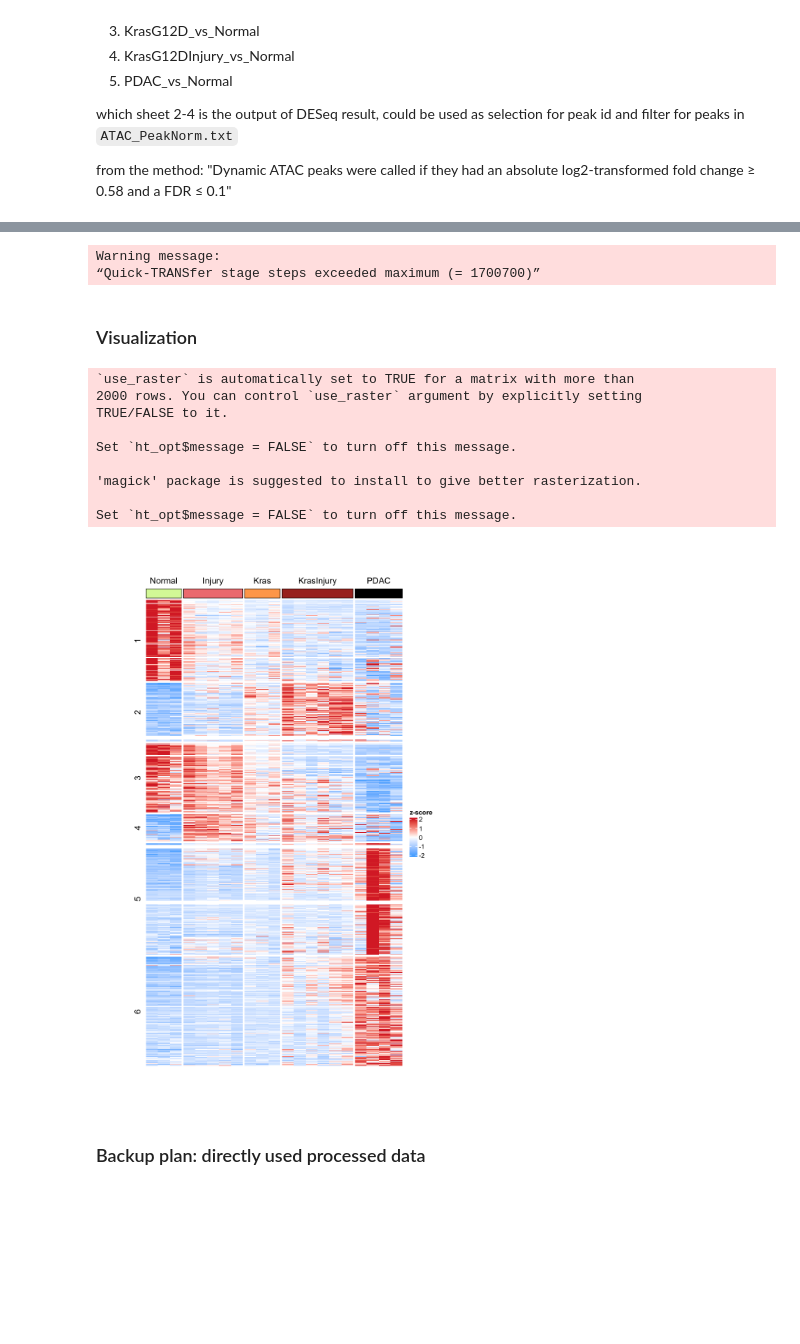
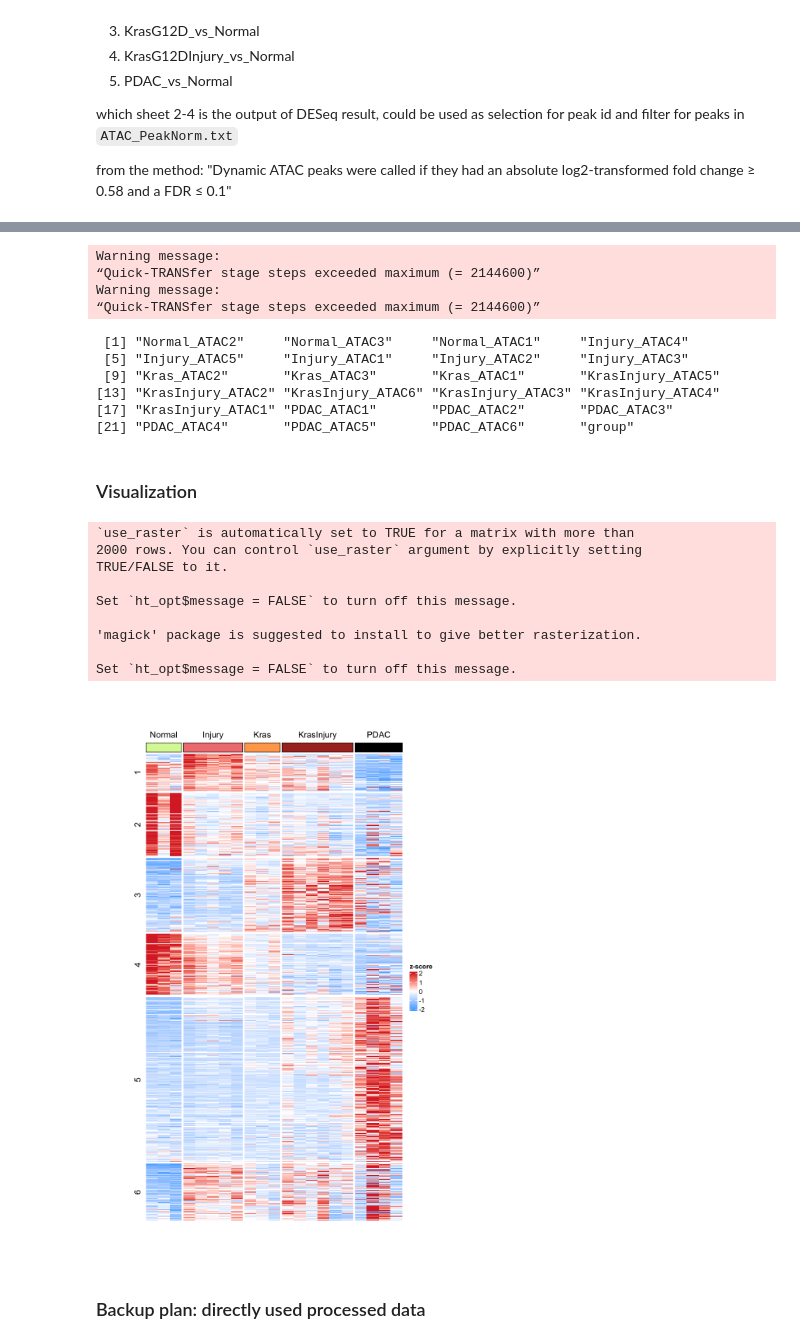
Before and after one commit to qgong13/CSE185FinalProject, a Jupyter notebook: figure_1e/figure_1e_Bulk_ATACseq.ipynb, the cells around one changed output, grey strips where cells are left out. Drawn from its saved outputs; the diff is of its cells as text; code cells hidden in the pictures; blank space fills up the shorter version.

```diff
--- a/figure_1e/figure_1e_Bulk_ATACseq.ipynb
+++ b/figure_1e/figure_1e_Bulk_ATACseq.ipynb
@@ -197,10 +185,10 @@ row.names(res4) <- res4$region
 # %%
 # find the significant peaks
 sigPeaks <- unique(c(
-    rownames(subset(res1, padj <= 0.01 & abs(log2FoldChange) >= 0.58)),
-    rownames(subset(res2, padj <= 0.01 & abs(log2FoldChange) >= 0.58)),
-    rownames(subset(res3, padj <= 0.01 & abs(log2FoldChange) >= 0.58)),
-    rownames(subset(res4, padj <= 0.01 & abs(log2FoldChange) >= 0.58))
+    rownames(subset(res1, padj <= 0.1 & abs(log2FoldChange) >= 0.58)),
+    rownames(subset(res2, padj <= 0.1 & abs(log2FoldChange) >= 0.58)),
+    rownames(subset(res3, padj <= 0.1 & abs(log2FoldChange) >= 0.58)),
+    rownames(subset(res4, padj <= 0.1 & abs(log2FoldChange) >= 0.58))
 ))
 length(sigPeaks)
 # %% [output]
@@ -210,5 +198,5 @@ dynamicPeaks <- data[sigPeaks,]
 # %%
 # z-score
 scaled_dPeaks = t(scale(t(dynamicPeaks)))
-scaled_dPeaks <- subset(scaled_dPeaks,
-                        select=-c(PDAC_ATAC5, PDAC_ATAC6))
+# scaled_dPeaks <- subset(scaled_dPeaks,
+#                         select=-c(PDAC_ATAC5, PDAC_ATAC6))
@@ -215,50 +213,63 @@ scaled_dPeaks <- subset(scaled_dPeaks,
 # %%
 set.seed(13)
-group = kmeans(scaled_dPeaks, centers=6, nstart=50,
+group = kmeans(subset(scaled_dPeaks, select=-c(PDAC_ATAC1, PDAC_ATAC2,
+                                               PDAC_ATAC3, PDAC_ATAC4,
+                                               PDAC_ATAC5, PDAC_ATAC6)),
+               centers=6, nstart=25,
                iter.max=1000)$cluster
 cl <- data.frame(group)
 # %% [output]
 Warning message:
-“Quick-TRANSfer stage steps exceeded maximum (= 1700700)”
+“Quick-TRANSfer stage steps exceeded maximum (= 2144600)”
+Warning message:
+“Quick-TRANSfer stage steps exceeded maximum (= 2144600)”
 # %%
 clusterPeaks <- cbind(dynamicPeaks, group=cl$group)
 clusterPeaks <- arrange(clusterPeaks, -group)
+names(clusterPeaks)
+# %% [output]
+ [1] "Normal_ATAC2"     "Normal_ATAC3"     "Normal_ATAC1"     "Injury_ATAC4"
+ [5] "Injury_ATAC5"     "Injury_ATAC1"     "Injury_ATAC2"     "Injury_ATAC3"
+ [9] "Kras_ATAC2"       "Kras_ATAC3"       "Kras_ATAC1"       "KrasInjury_ATAC5"
+[13] "KrasInjury_ATAC2" "KrasInjury_ATAC6" "KrasInjury_ATAC3" "KrasInjury_ATAC4"
+[17] "KrasInjury_ATAC1" "PDAC_ATAC1"       "PDAC_ATAC2"       "PDAC_ATAC3"
+[21] "PDAC_ATAC4"       "PDAC_ATAC5"       "PDAC_ATAC6"       "group"
 # %% [markdown]
 ### Visualization
 # %%
 # Change Jupyter plots size
 options(repr.plot.width=8, repr.plot.height=12)
 
 column_category = c(rep("1Normal",3), rep("2Injury",5),
                     rep("3Kras",3), rep("4KrasInjury",6),
                     rep("5PDAC",4))
 
 anno_color = c("#DAF7A6", "#F08080", "#FFA759", "#A93226", "#000000")
 palette = colorRamp2(c(-2, 0, 2), c("#58B1FF", "white", "#DB2F2F"))
 
-Heatmap(scaled_dPeaks, name="z-score",
-        row_order=rownames(clusterPeaks),
+Heatmap(subset(scaled_dPeaks, select=-c(PDAC_ATAC5, PDAC_ATAC6)),
+        name="z-score", row_order=rownames(clusterPeaks),
         row_split=group,
 #         row_title=c("Early Neoplasia", "Acinar",
 #                     "Shared", "Regenerative"),
         column_order=names(scaled_dPeaks),
         column_split=column_category,
         column_title=c("Normal", "Injury", "Kras",
                        "KrasInjury", "PDAC"),
         show_row_names = FALSE, show_column_names=FALSE,
         width=unit(5.5, "in"), height=unit(10, "in"), col=palette,
         top_annotation = HeatmapAnnotation(foo = anno_block(gp = gpar(fill = anno_color))))
 # %% [output]
 `use_raster` is automatically set to TRUE for a matrix with more than
 2000 rows. You can control `use_raster` argument by explicitly setting
 TRUE/FALSE to it.
 
 Set `ht_opt$message = FALSE` to turn off this message.
 
 'magick' package is suggested to install to give better rasterization.
 
 Set `ht_opt$message = FALSE` to turn off this message.
-[figure, old version]
+[figure, new version]
 # %% [markdown]
 ### Backup plan: directly used processed data
 # %%
```
Also changed, not shown: parts of 6 cells of this notebook.
